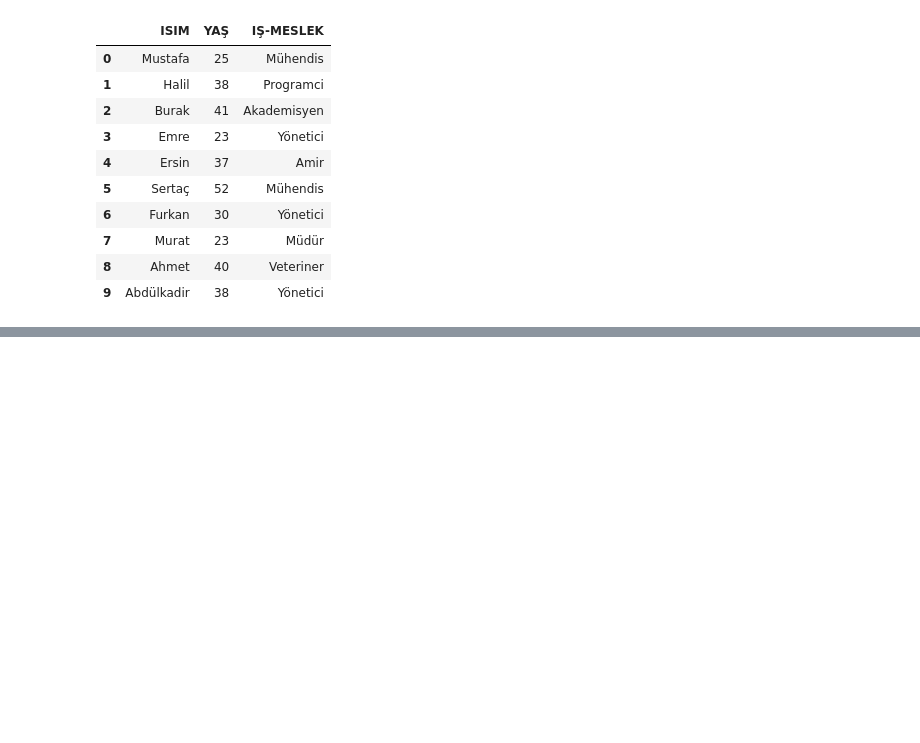
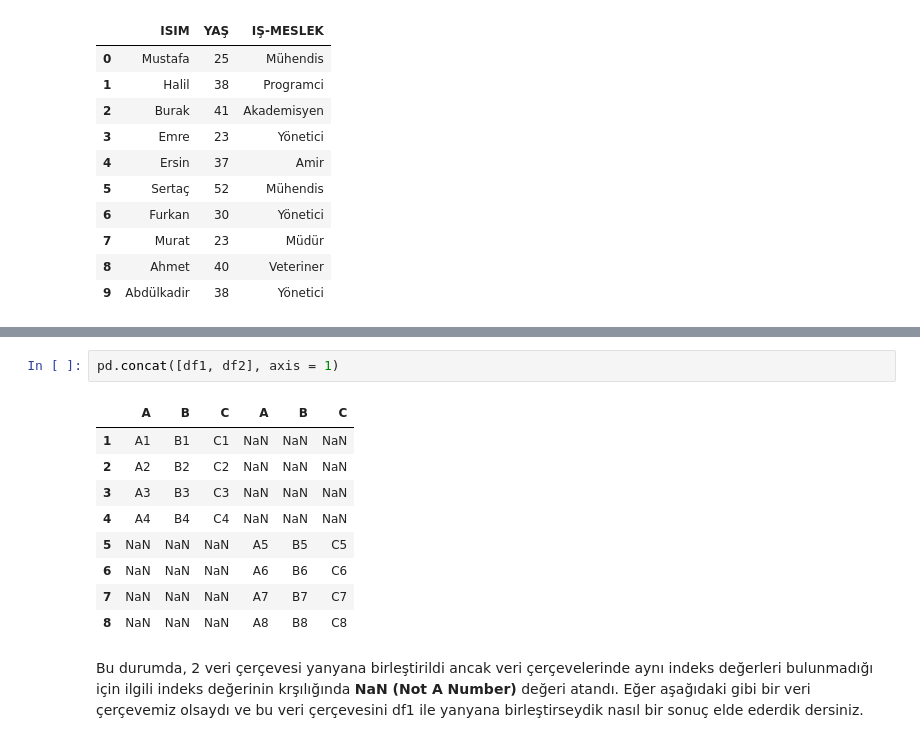
Before and after one commit to mhalil/Pandas_Notlari, a Jupyter notebook: Duzenleme_Yontemleri.ipynb, the cells around one changed output, grey strips where cells are left out. Drawn from its saved outputs; the diff is of its cells as text; blank space fills up the shorter version.

```diff
--- a/Duzenleme_Yontemleri.ipynb
+++ b/Duzenleme_Yontemleri.ipynb
@@ -345,0 +389,14 @@ JOIN, CONCAT, MERGE, Pivot Table ...
+# %%
+pd.concat([df1, df2], axis = 1)
+# %% [output]
+|  | A | B | C | A | B | C |
+| 1 | A1 | B1 | C1 | NaN | NaN | NaN |
+| 2 | A2 | B2 | C2 | NaN | NaN | NaN |
+| 3 | A3 | B3 | C3 | NaN | NaN | NaN |
+| 4 | A4 | B4 | C4 | NaN | NaN | NaN |
+| 5 | NaN | NaN | NaN | A5 | B5 | C5 |
+| 6 | NaN | NaN | NaN | A6 | B6 | C6 |
+| 7 | NaN | NaN | NaN | A7 | B7 | C7 |
+| 8 | NaN | NaN | NaN | A8 | B8 | C8 |
+# %% [markdown]
+Bu durumda, 2 veri çerçevesi yanyana birleştirildi ancak veri çerçevelerinde aynı indeks değerleri bulunmadığı için ilgili indeks değerinin krşılığında **NaN (Not A Number)** değeri atandı. Eğer aşağıdaki gibi bir veri çerçevemiz olsaydı ve bu veri çerçevesini df1 ile yanyana birleştirseydik nasıl bir sonuç elde ederdik dersiniz.
```
Also changed, not shown: parts of 30 cells of this notebook.
